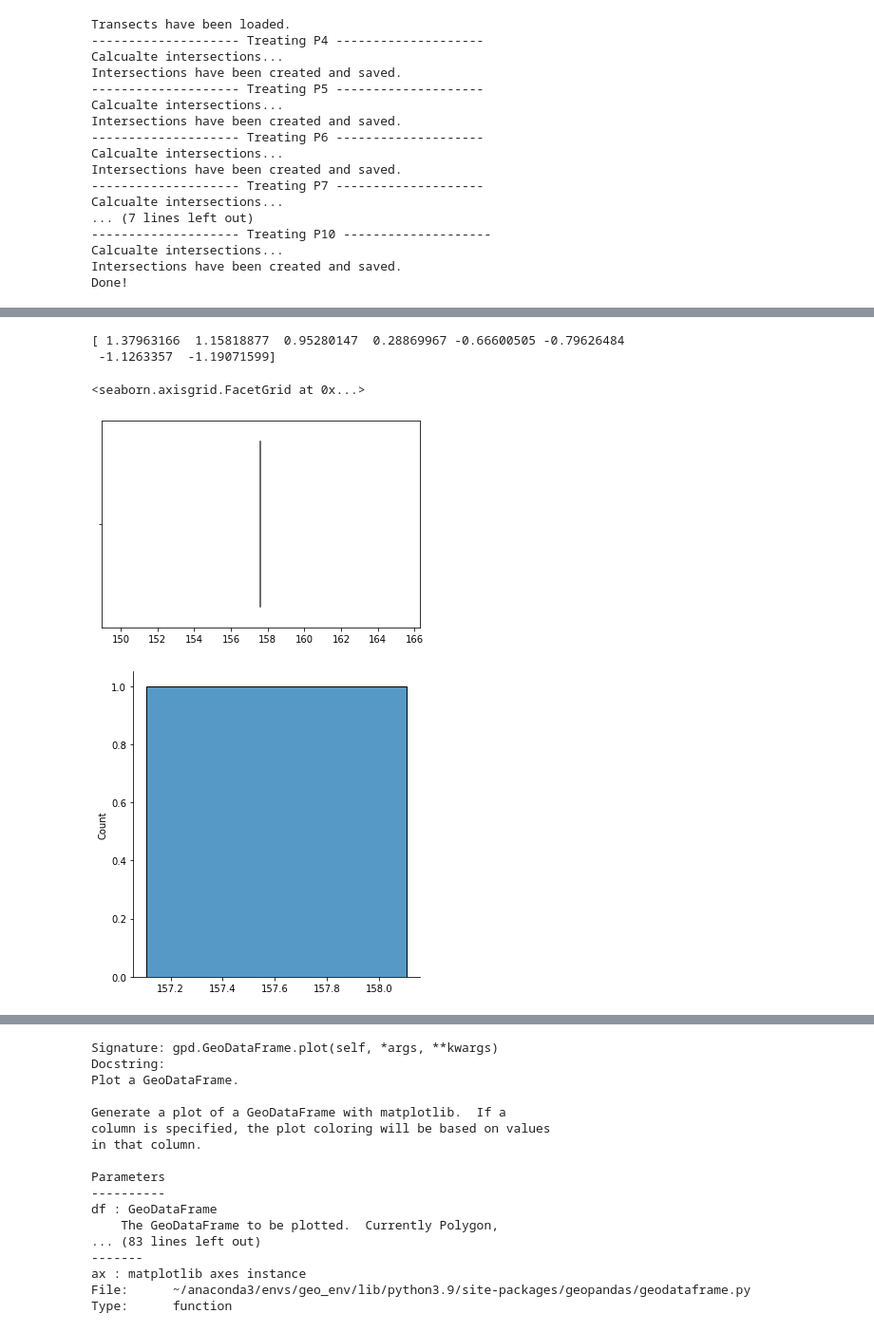
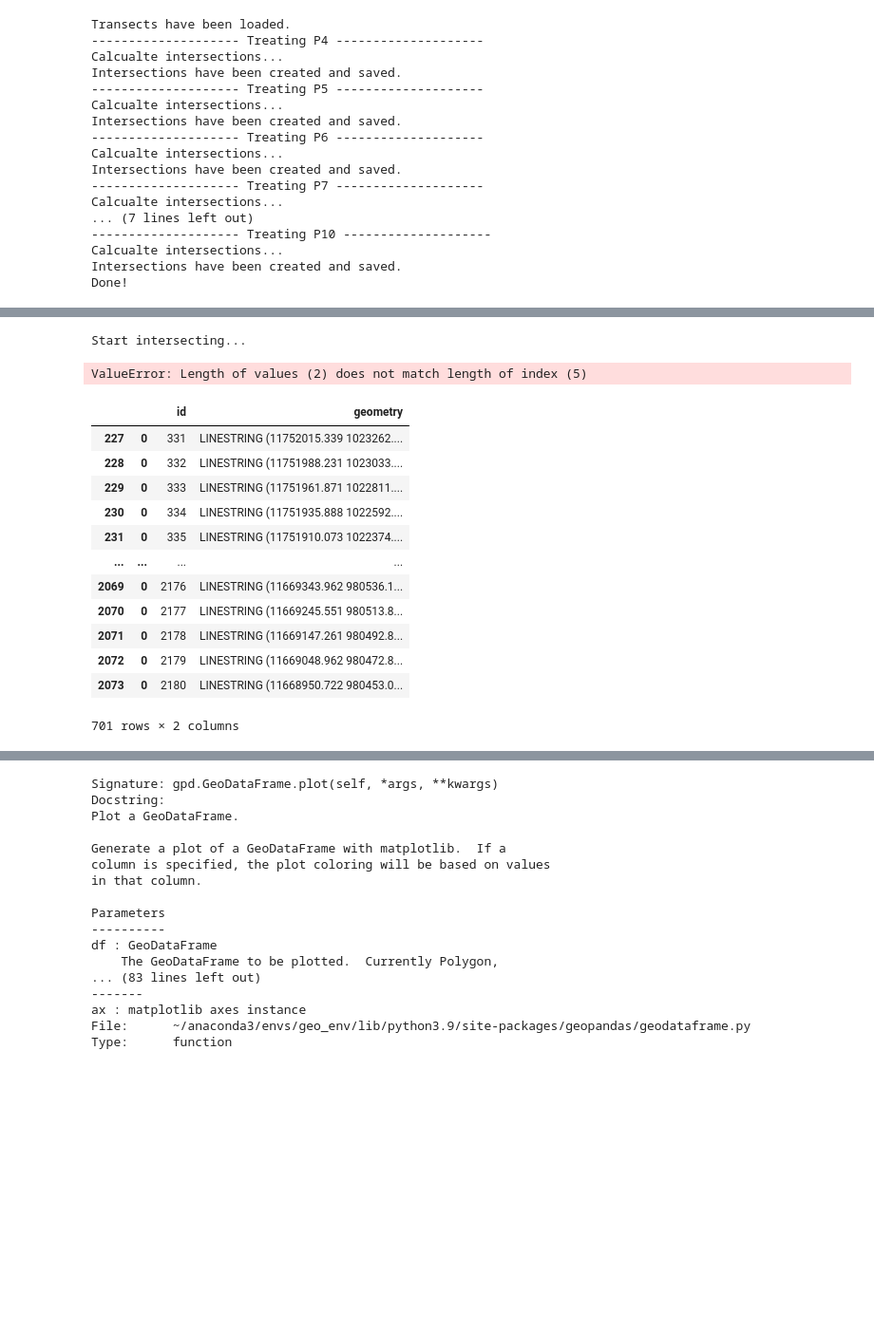
Before and after one commit to ronjalappe/VN_coastline_dynamics, a Jupyter notebook: VN_main_processing.ipynb, the cells around one changed output, grey strips where cells are left out. Shown at 95% size. Drawn from its saved outputs; the diff is of its cells as text; code cells hidden in the pictures; blank space fills up the shorter version.

```diff
--- a/VN_main_processing.ipynb
+++ b/VN_main_processing.ipynb
@@ -495,19 +499,39 @@ test_transects = gpd.clip(VN_transects,test_box)
-# %%
-t_idx = test_inter.transect_id.unique().tolist()
-std = []
-for t in t_idx[2:]:
-    inter = test_inter[test_inter.transect_id == t]
-    inter_std =  np.std(inter.dist_to_transect_origin)
-    inter_zs = stats.zscore(inter.dist_to_transect_origin)
-    print(inter_zs)
-    std.append(inter_std)
-    break
-import seaborn as sns
-sns.violinplot(x=std)
-sns.displot(std)
-# %% [output]
-[ 1.37963166  1.15818877  0.95280147  0.28869967 -0.66600505 -0.79626484
- -1.1263357  -1.19071599]
-<seaborn.axisgrid.FacetGrid at 0x...>
-[figure, removed]
-[figure, removed]
+# %%
+# AGAIN: INTERSECTIONS! for my new transects, I'm testing the intersections now
+test_dir = os.path.join(os.getcwd(),"test_data")
+
+P1_shorelines = gpd.read_file(os.path.join(data_dir,"P1","P1_shorelines"))
+P1_transects = gpd.read_file(os.path.join(data_dir,"P1_transects_osm"))
+test_boxes = gpd.read_file(os.path.join(test_dir,"test_boxes")).to_crs(crs)
+test_boxes = test_boxes.explode()
+
+test_sl = gpd.clip(P1_shorelines,test_boxes)
+test_tr = gpd.clip(P1_transects,test_boxes)
+test_tr = test_tr.explode()
+test_tr = test_tr.drop_duplicates(subset="id",keep="last")
+test_tr.to_file(os.path.join(test_dir,"multi_test_transects"),driver="GeoJSON")
+print("Start intersecting...")
+test_in = compute_intersections(test_tr, test_sl)
+
+test_in.to_file(os.path.join(test_dir,"multi_test_intersections"),driver="GeoJSON")
+print("Done!")
+# %% [output]
+Start intersecting...
+ValueError: Length of values (2) does not match length of index (5)
+# %%
+test_sl
+test_tr
+# %% [output]
+|  |  | id | geometry |
+| 227 | 0 | 331 | LINESTRING (11752015.339 1023262.... |
+| 228 | 0 | 332 | LINESTRING (11751988.231 1023033.... |
+| 229 | 0 | 333 | LINESTRING (11751961.871 1022811.... |
+| 230 | 0 | 334 | LINESTRING (11751935.888 1022592.... |
+| 231 | 0 | 335 | LINESTRING (11751910.073 1022374.... |
+| ... | ... | ... | ... |
+| 2069 | 0 | 2176 | LINESTRING (11669343.962 980536.1... |
+| 2070 | 0 | 2177 | LINESTRING (11669245.551 980513.8... |
+| 2071 | 0 | 2178 | LINESTRING (11669147.261 980492.8... |
+| 2072 | 0 | 2179 | LINESTRING (11669048.962 980472.8... |
+| 2073 | 0 | 2180 | LINESTRING (11668950.722 980453.0... |
+701 rows × 2 columns
```
Also changed, not shown: parts of 7 cells of this notebook, 9 other files.
